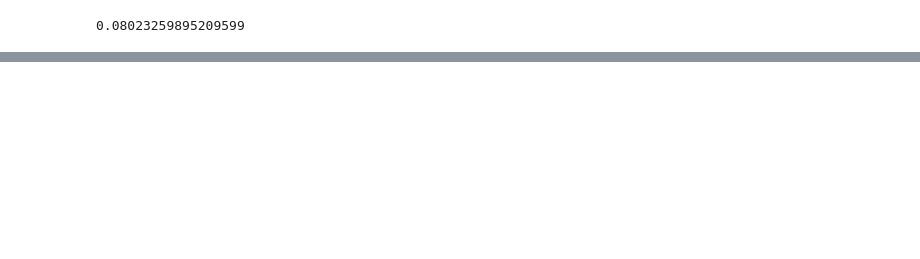
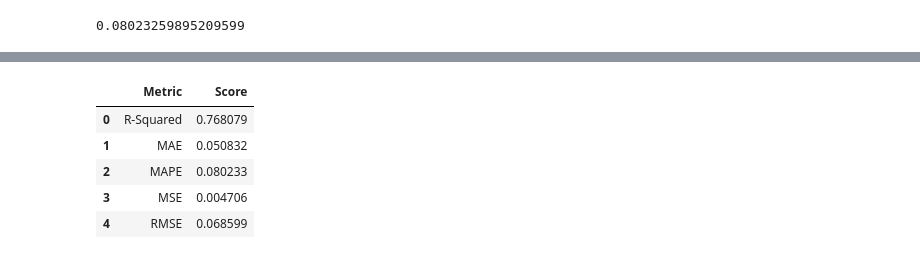
Before and after one commit to ArviandanaR/Komputasi-Statistika-2-2024, a Jupyter notebook: Pertemuan 8/Pertemuan 8 Metrik Evaluasi.ipynb, the cells around one changed output, grey strips where cells are left out. Cells and saved outputs as stored; diff of their text form; code cells hidden in the pictures; blank space fills up the shorter version.

Commit message:
Updated asset Pertemuan 8

```diff
--- a/Pertemuan 8/Pertemuan 8 Metrik Evaluasi.ipynb
+++ b/Pertemuan 8/Pertemuan 8 Metrik Evaluasi.ipynb
@@ -6,5 +5,5 @@ import matplotlib.pyplot as plt
 # %%
-df = pd.read_csv('Pertemuan 8/Graduate.csv', index_col = 0, usecols = [0,2,3,4,5,6,7,8,9])
+df = pd.read_csv('Graduate.csv', index_col = 0, usecols = [0,2,3,4,5,6,7,8,9])
 df
 # %% [output]
 |  | GREScore | TOEFLScore | UniversityRating | SOP | LOR | CGPA | Research | ChanceofAdmit |
@@ -54,7 +53,7 @@ sb.pairplot(X)
 # %%
 from sklearn.preprocessing import OneHotEncoder, MinMaxScaler
 
-ohe = OneHotEncoder(sparse = False, handle_unknown = 'ignore')
+ohe = OneHotEncoder(sparse_output = False, handle_unknown = 'ignore')
 scaler = MinMaxScaler()
 # %%
 categoric_cols = ['UniversityRating', 'Research']
@@ -179,0 +177,20 @@ from sklearn.metrics import
+# %%
+from sklearn.metrics import r2_score, mean_absolute_error, mean_absolute_percentage_error, mean_squared_error, root_mean_squared_error
+
+r2 = r2_score(y_test, y_pred)
+mae = mean_absolute_error(y_test, y_pred)
+mape = mean_absolute_percentage_error(y_test, y_pred)
+mse = mean_squared_error(y_test, y_pred)
+rmse = root_mean_squared_error(y_test, y_pred)
+
+all_metrics = pd.DataFrame({'Metric': ['R-Squared', 'MAE', 'MAPE', 'MSE', 'RMSE'],
+                            'Score': [r2, mae, mape, mse, rmse]})
+
+all_metrics
+# %% [output]
+|  | Metric | Score |
+| 0 | R-Squared | 0.768079 |
+| 1 | MAE | 0.050832 |
+| 2 | MAPE | 0.080233 |
+| 3 | MSE | 0.004706 |
+| 4 | RMSE | 0.068599 |
```
Also changed, not shown: parts of 5 cells of this notebook, 5 other files.
